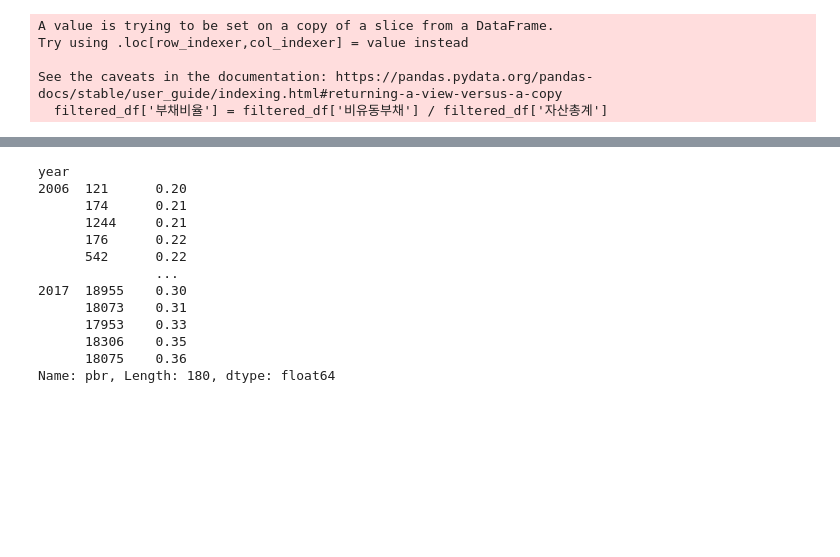
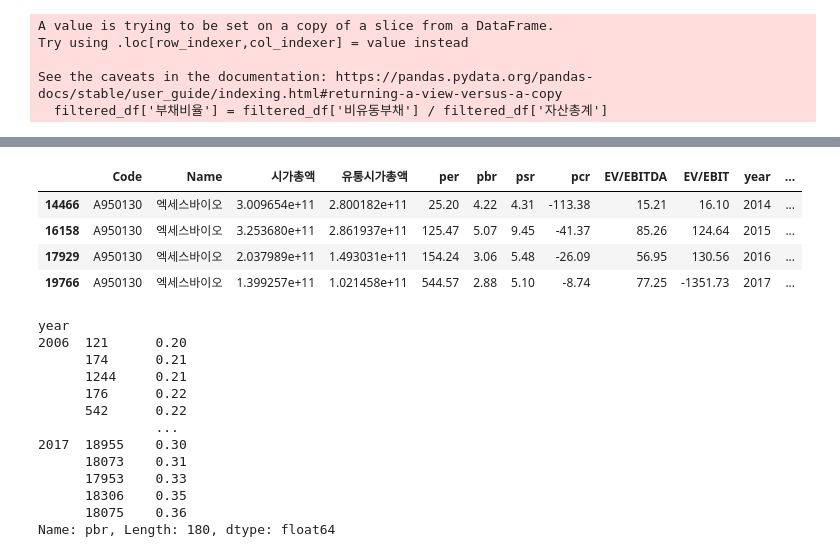
Before and after one commit to OHoRaaa/Quant, a Jupyter notebook: (2022.04.29 - 1) fundamental_analysis.ipynb, the cells around one changed output, grey strips where cells are left out. Saved outputs shown, nothing was run; the diff lists cells and outputs as text; code cells hidden in the pictures; blank space fills up the shorter version.

```diff
--- a/(2022.04.29 - 1) fundamental_analysis.ipynb
+++ b/(2022.04.29 - 1) fundamental_analysis.ipynb
@@ -568,3 +566,11 @@ filtered_df[filtered_df['Name'] == '동화약품']
+# %%
+filtered_df[filtered_df['Name'] == '엑세스바이오']
+# %% [output]
+|  | Code | Name | 시가총액 | 유통시가총액 | per | pbr | psr | pcr | EV/EBITDA | EV/EBIT | year | ... |
+| 14466 | A950130 | 엑세스바이오 | 3.009654e+11 | 2.800182e+11 | 25.20 | 4.22 | 4.31 | -113.38 | 15.21 | 16.10 | 2014 | ... |
+| 16158 | A950130 | 엑세스바이오 | 3.253680e+11 | 2.861937e+11 | 125.47 | 5.07 | 9.45 | -41.37 | 85.26 | 124.64 | 2015 | ... |
+| 17929 | A950130 | 엑세스바이오 | 2.037989e+11 | 1.493031e+11 | 154.24 | 3.06 | 5.48 | -26.09 | 56.95 | 130.56 | 2016 | ... |
+| 19766 | A950130 | 엑세스바이오 | 1.399257e+11 | 1.021458e+11 | 544.57 | 2.88 | 5.10 | -8.74 | 77.25 | -1351.73 | 2017 | ... |
 # %%
 smallest_pbr_series = filtered_df.groupby('year')['pbr'].nsmallest(15)
 smallest_pbr_series
```
Also changed, not shown: parts of 5 cells of this notebook.
